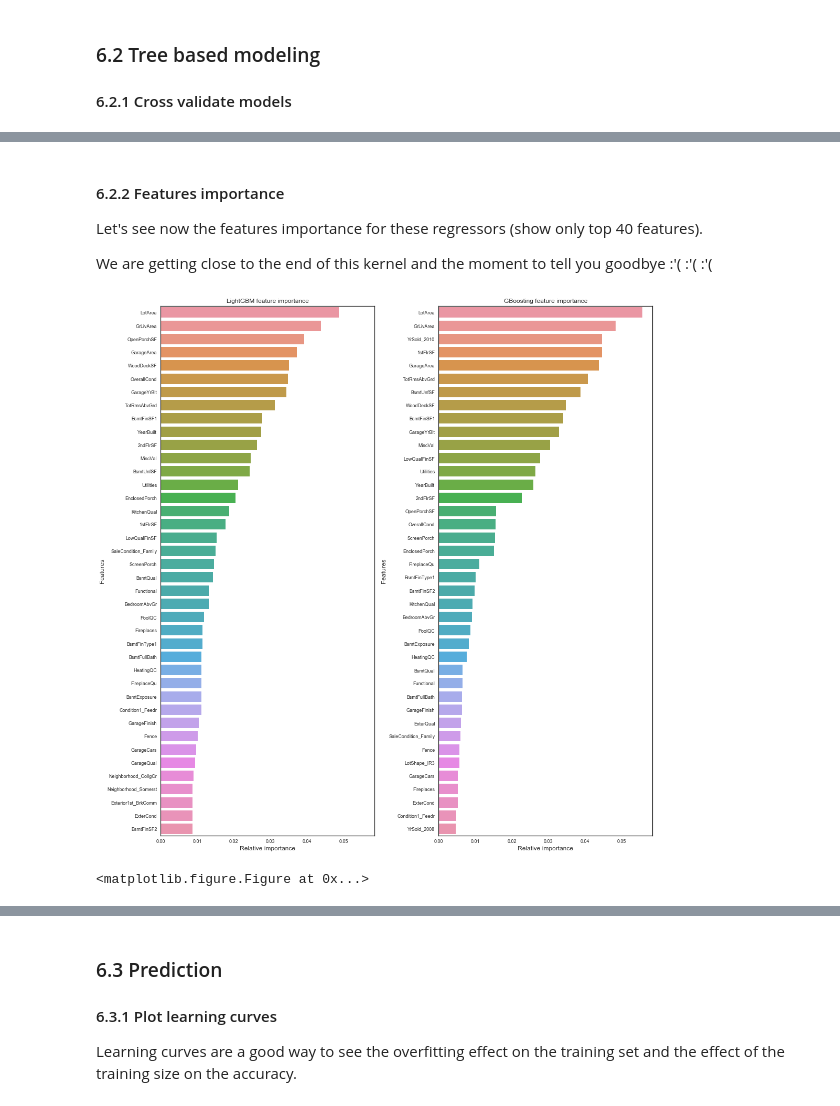
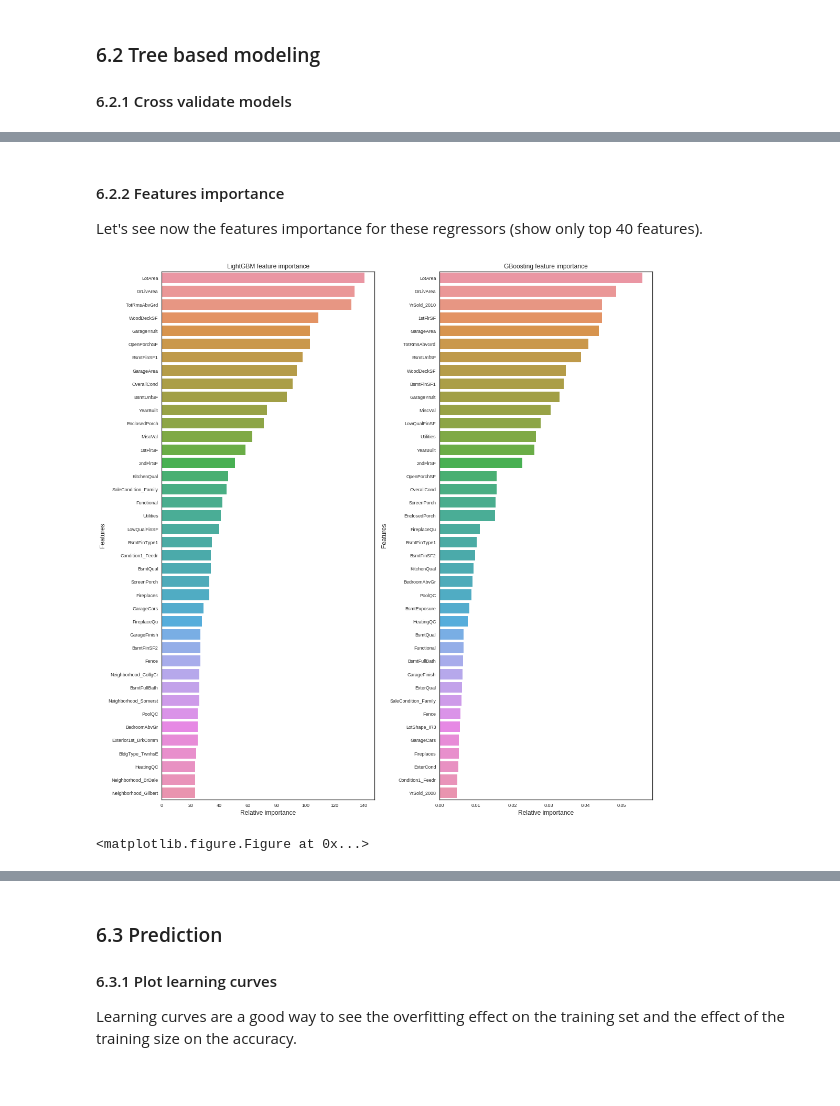
Before and after one commit to yghouzam/portfolio, a Jupyter notebook: House_price_prediction.ipynb, the cells around one changed output, grey strips where cells are left out. Drawn from its saved outputs; the diff is of its cells as text; code cells hidden in the pictures.

```diff
--- a/House_price_prediction.ipynb
+++ b/House_price_prediction.ipynb
@@ -67,10 +66,12 @@ sns.set(style='white', context='notebook', palette='deep')
 ## 2. Load and check data
 ### 2.1 Load data
 # %%
+# download data from https://www.kaggle.com/c/house-prices-advanced-regression-techniques/data
+
 # Load data
 ##### Load train and Test set
-train = pd.read_csv("I:/yassine/Documents/MOOC/test/House_price/train.csv")
-test = pd.read_csv("I:/yassine/Documents/MOOC/test/House_price/test.csv")
+train = pd.read_csv("train.csv")
+test = pd.read_csv("test.csv")
 # %%
 train.shape
 # %% [output]
@@ -792,32 +789,30 @@ Y_pred_LightGB = np.expm1(LightGB.predict(test))
 #### 6.2.2 Features importance
 
 Let's see now the features importance for these regressors (show only top 40 features).
-
-We are getting close to the end of this kernel and the moment to tell you goodbye  :'(  :'(  :'(
 # %%
 nrows = 1
 ncols = 2
-fig, axes = plt.subplots(nrows = nrows, ncols = ncols, sharex="all", figsize=(15,15))
+fig, axes = plt.subplots(nrows = nrows, ncols = ncols, figsize=(15,15))
 
 names_regressors = [("LightGBM",LightGB),("GBoosting",GBoost)]
 
 nregressors = 0
 for row in range(nrows):
     for col in range(ncols):
         name = names_regressors[nregressors][0]
         regressor = names_regressors[nregressors][1]
         indices = np.argsort(regressor.feature_importances_)[::-1][:40]
         g = sns.barplot(y=features[indices][:40],x = regressor.feature_importances_[indices][:40] , orient='h',ax=axes[nregressors])
         g.set_xlabel("Relative importance",fontsize=12)
         g.set_ylabel("Features",fontsize=12)
         g.tick_params(labelsize=9)
         g.set_title(name + " feature importance")
         nregressors += 1
 
 plt.tight_layout()
 plt.show()
 plt.gcf().clear()
 # %% [output]
-[figure, old version]
+[figure, new version]
 <matplotlib.figure.Figure at 0x...>
 # %% [markdown]
```
Also changed, not shown: parts of 31 cells of this notebook.
